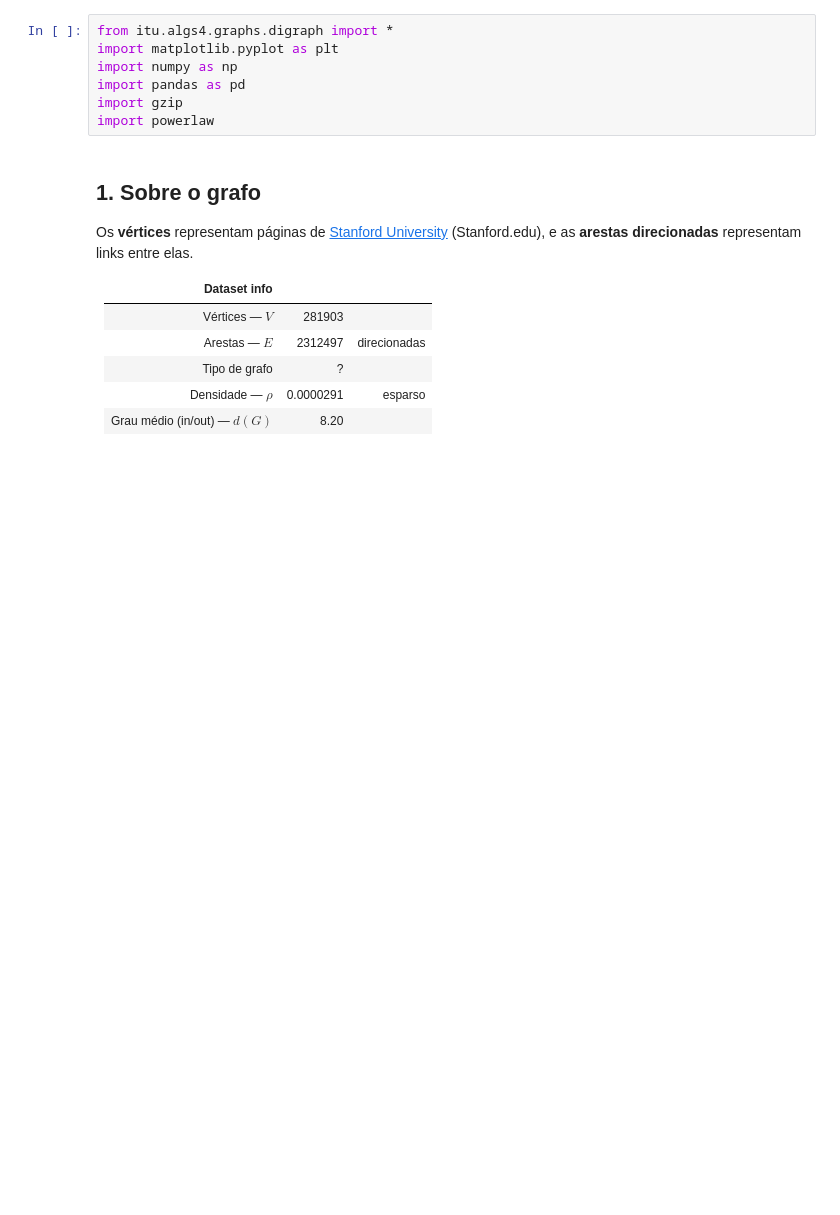
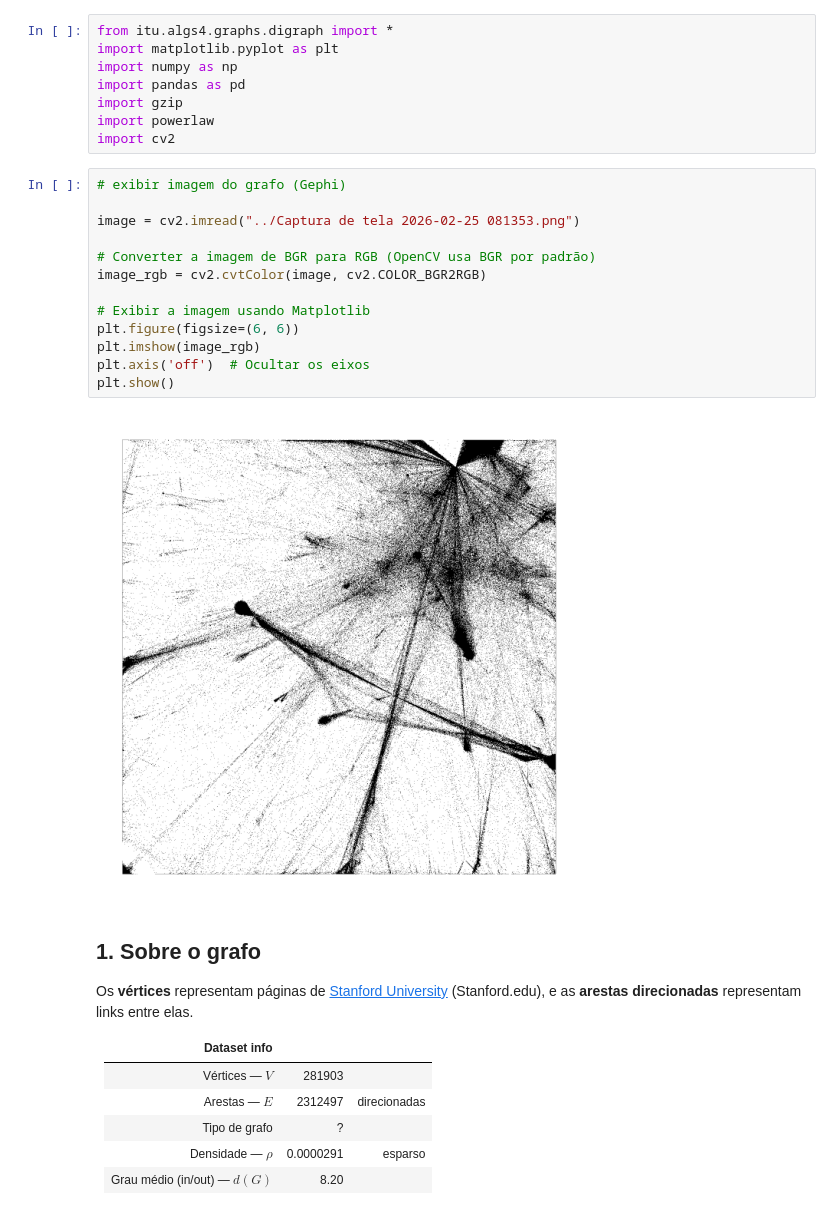
Before and after one commit to gabrieldsn2006/AV1-web-graph, a Jupyter notebook: python_algs4/main.ipynb, the cells around one changed output. Saved outputs shown, nothing was run; the diff lists cells and outputs as text; blank space fills up the shorter version.

```diff
--- a/python_algs4/main.ipynb
+++ b/python_algs4/main.ipynb
@@ -5,6 +5,22 @@ import numpy as np
 import pandas as pd
 import gzip
 import powerlaw
+import cv2
+# %%
+# exibir imagem do grafo (Gephi)
+
+image = cv2.imread("../Captura de tela 2026-02-25 081353.png")
+
+# Converter a imagem de BGR para RGB (OpenCV usa BGR por padrão)
+image_rgb = cv2.cvtColor(image, cv2.COLOR_BGR2RGB)
+
+# Exibir a imagem usando Matplotlib
+plt.figure(figsize=(6, 6))
+plt.imshow(image_rgb)
+plt.axis('off')  # Ocultar os eixos
+plt.show()
+# %% [output]
+[figure, added]
 # %% [markdown]
 ## 1. Sobre o grafo
 Os **vértices** representam páginas de [Stanford University](https://Stanford.edu) (Stanford.edu), e as **arestas direcionadas** representam links entre elas.
```
Also changed, not shown: 1 other file.
